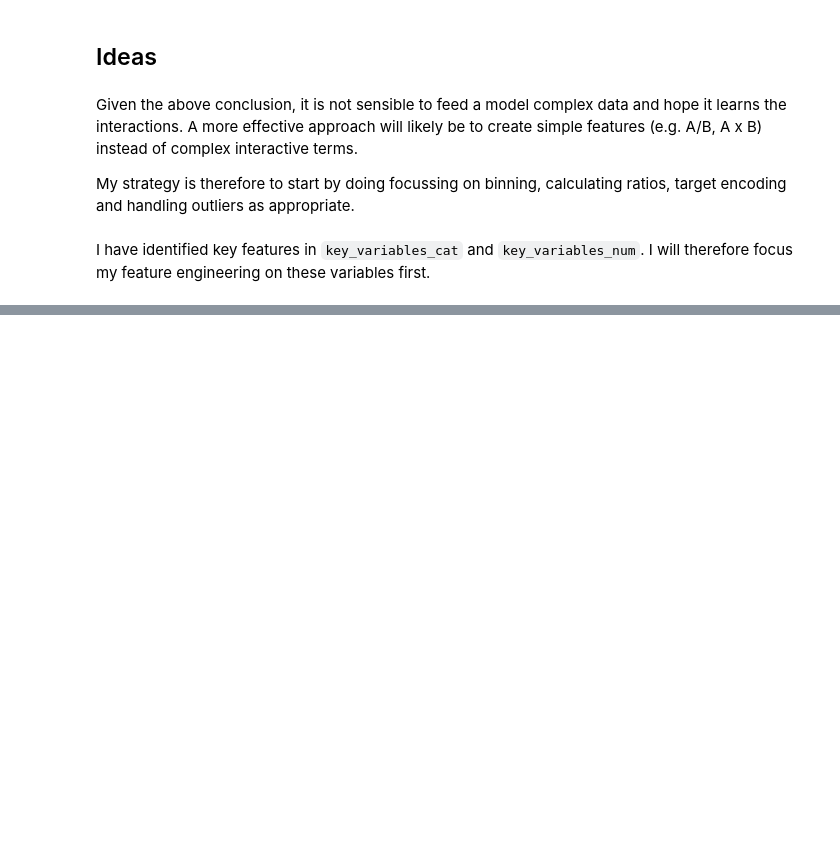
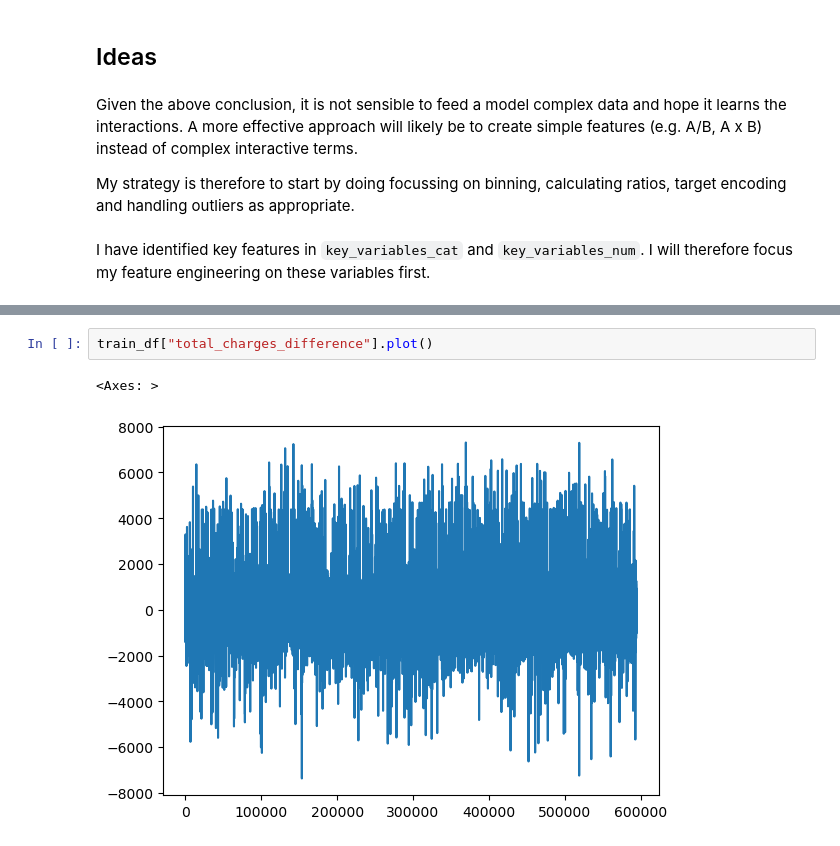
Before and after one commit to cookekieran/Kaggle-Competitions, a Jupyter notebook: Predicting Customer churn/Ideas & EDA.ipynb, the cells around one changed output, grey strips where cells are left out. Cells and saved outputs as stored; diff of their text form; blank space fills up the shorter version.

```diff
--- a/Predicting Customer churn/Ideas & EDA.ipynb
+++ b/Predicting Customer churn/Ideas & EDA.ipynb
@@ -558,0 +585,5 @@ I have identified key features in `key_variables_cat` and `key_variables_num`. I
+# %%
+train_df["total_charges_difference"].plot()
+# %% [output]
+<Axes: >
+[figure, added]
```
Also changed, not shown: parts of 19 cells of this notebook.
